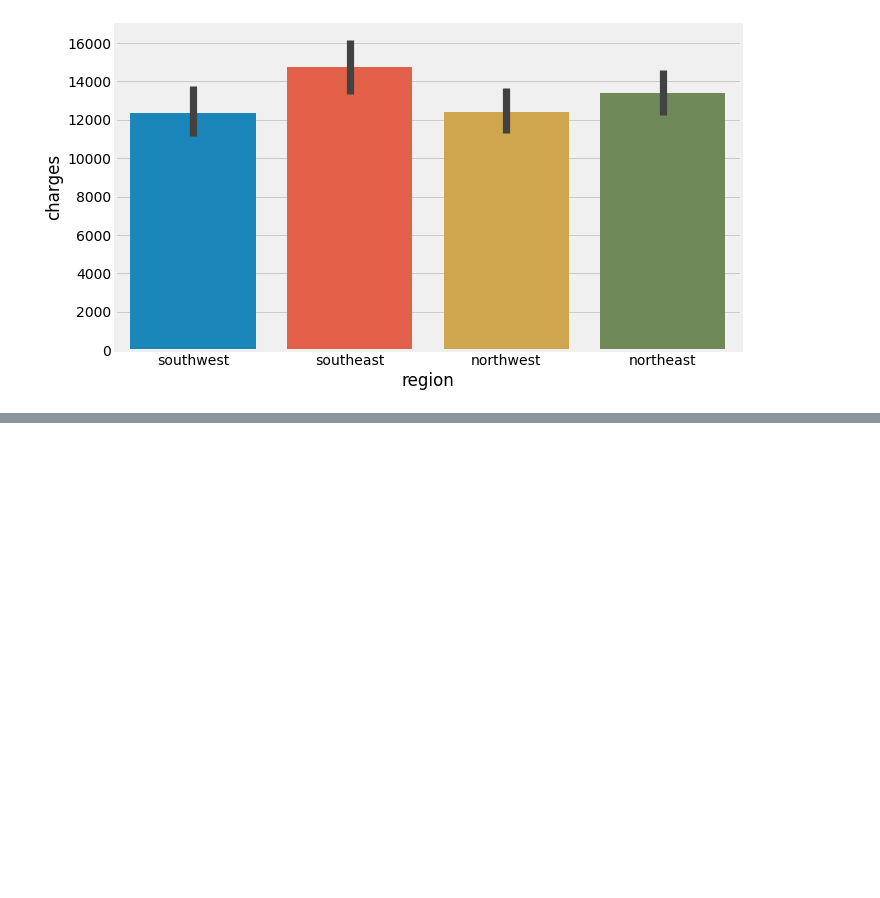
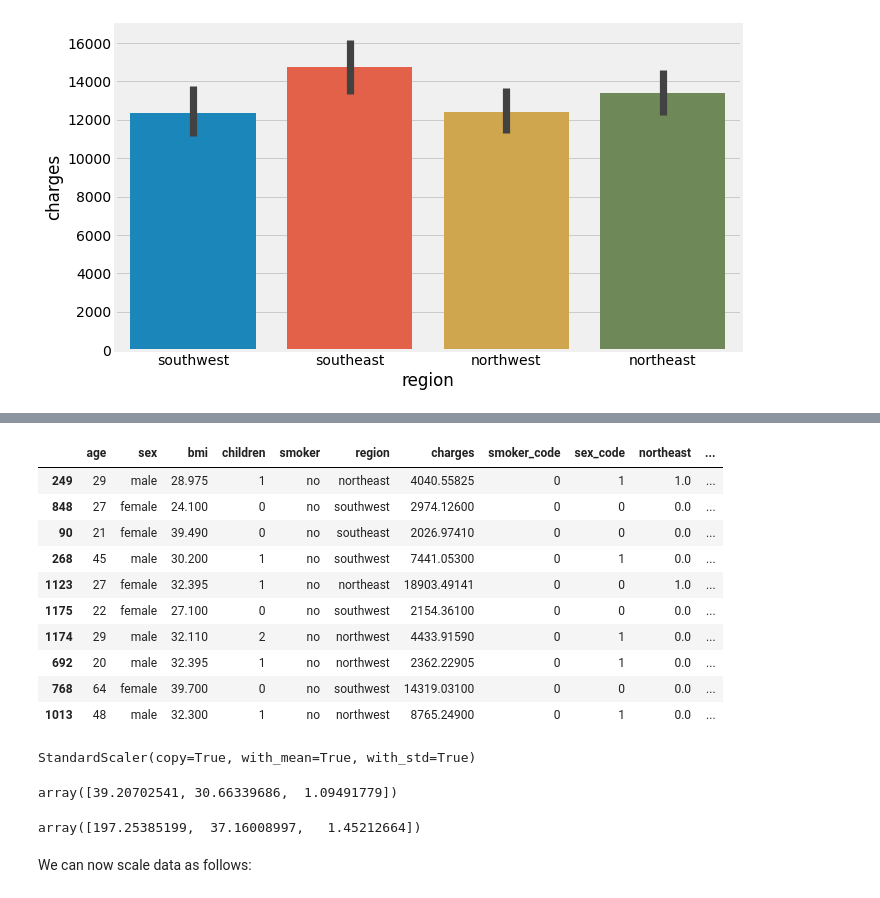
Before and after one commit to dajebbar/Predicting-Medical-Expenses-using-Linear-Regression, a Jupyter notebook: Linear_Regression.ipynb, the cells around one changed output, grey strips where cells are left out. Drawn from its saved outputs; the diff is of its cells as text; code cells hidden in the pictures; blank space fills up the shorter version.

```diff
--- a/Linear_Regression.ipynb
+++ b/Linear_Regression.ipynb
@@ -936,3 +936,8 @@ The "region" column contains 4 values, so we'll need to use hot encoding and cre
 sns.barplot(data=medical_df, x='region', y='charges');
 # %% [output]
 [figure]
+# %%
+from sklearn import preprocessing
+enc = preprocessing.OneHotEncoder()
+enc.fit(medical_df[['region']])
+enc.categories_
@@ -938,0 +946,3 @@ sns.barplot(data=medical_df, x='region', y='charges');
+# %%
+one_hot = enc.transform(medical_df[['region']]).toarray()
+one_hot
@@ -938,0 +957,2 @@ sns.barplot(data=medical_df, x='region', y='charges');
+# %%
+medical_df[['northeast', 'northwest', 'southeast', 'southwest']] = one_hot
@@ -938,0 +1198,14 @@ sns.barplot(data=medical_df, x='region', y='charges');
+# %%
+medical_df.sample(10)
+# %% [output]
+|  | age | sex | bmi | children | smoker | region | charges | smoker_code | sex_code | northeast | ... |
+| 249 | 29 | male | 28.975 | 1 | no | northeast | 4040.55825 | 0 | 1 | 1.0 | ... |
+| 848 | 27 | female | 24.100 | 0 | no | southwest | 2974.12600 | 0 | 0 | 0.0 | ... |
+| 90 | 21 | female | 39.490 | 0 | no | southeast | 2026.97410 | 0 | 0 | 0.0 | ... |
+| 268 | 45 | male | 30.200 | 1 | no | southwest | 7441.05300 | 0 | 1 | 0.0 | ... |
+| 1123 | 27 | female | 32.395 | 1 | no | northeast | 18903.49141 | 0 | 0 | 1.0 | ... |
+| 1175 | 22 | female | 27.100 | 0 | no | southwest | 2154.36100 | 0 | 0 | 0.0 | ... |
+| 1174 | 29 | male | 32.110 | 2 | no | northwest | 4433.91590 | 0 | 1 | 0.0 | ... |
+| 692 | 20 | male | 32.395 | 1 | no | northwest | 2362.22905 | 0 | 1 | 0.0 | ... |
+| 768 | 64 | female | 39.700 | 0 | no | southwest | 14319.03100 | 0 | 0 | 0.0 | ... |
+| 1013 | 48 | male | 32.300 | 1 | no | northwest | 8765.24900 | 0 | 1 | 0.0 | ... |
@@ -938,0 +1214,16 @@ sns.barplot(data=medical_df, x='region', y='charges');
+# %%
+numeric_cols = ['age', 'bmi', 'children']
+scaler = StandardScaler()
+scaler.fit(medical_df[numeric_cols])
+# %% [output]
+StandardScaler(copy=True, with_mean=True, with_std=True)
+# %%
+scaler.mean_
+# %% [output]
+array([39.20702541, 30.66339686,  1.09491779])
+# %%
+scaler.var_
+# %% [output]
+array([197.25385199,  37.16008997,   1.45212664])
+# %% [markdown]
+We can now scale data as follows:
```
Also changed, not shown: parts of 38 cells of this notebook.
